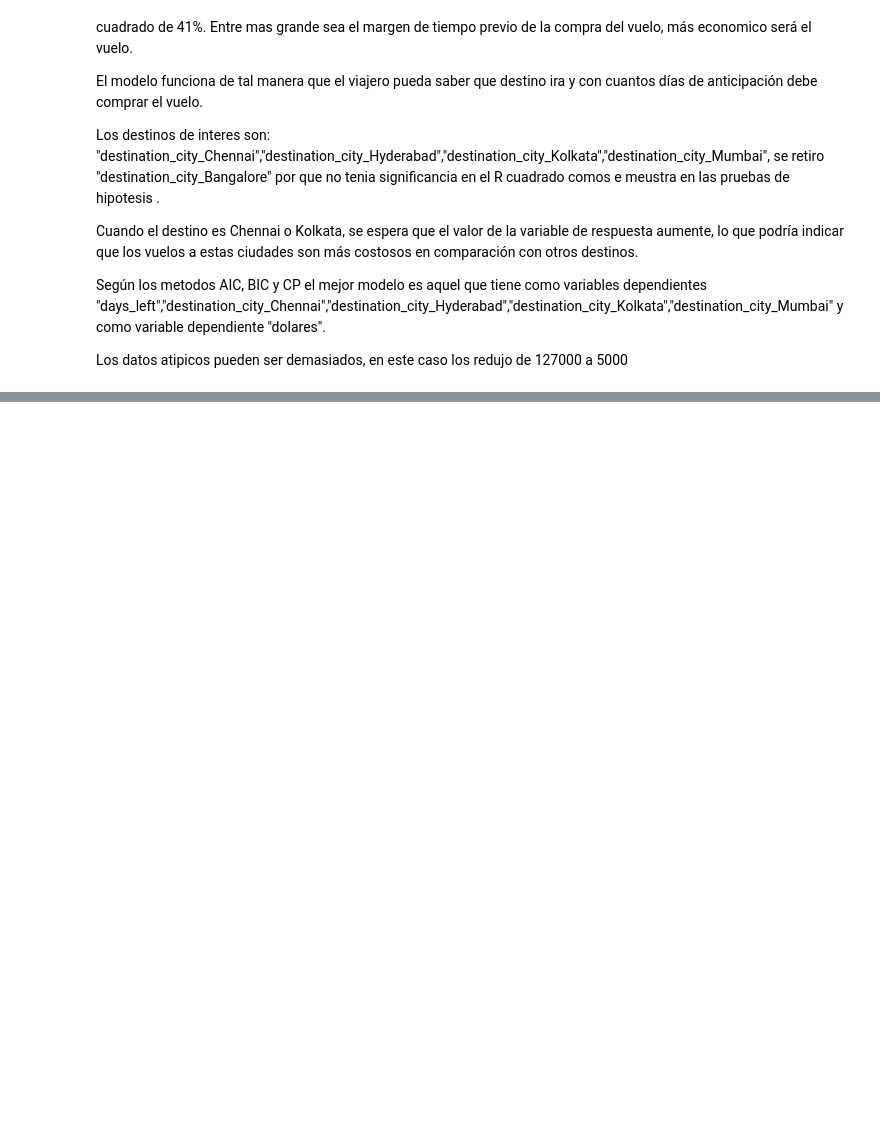
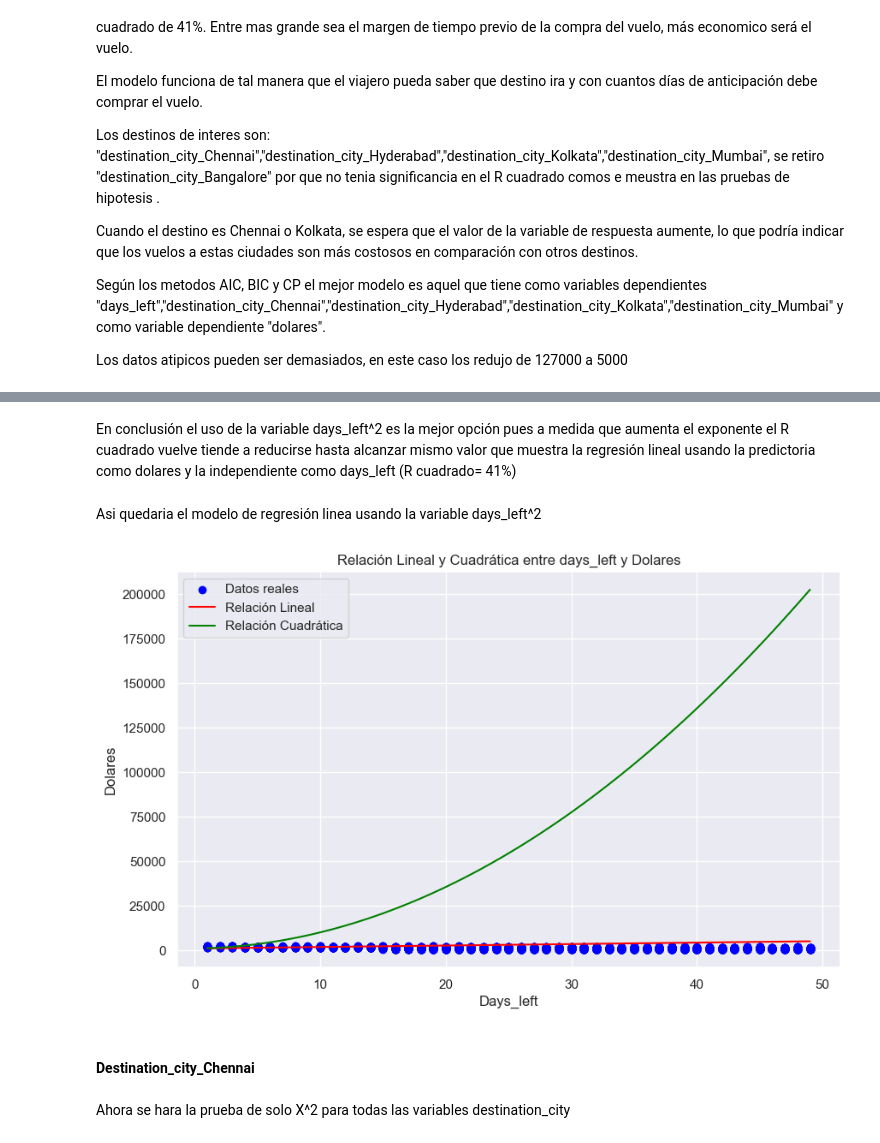
Before and after one commit to td2USA-20232/grupo3, a Jupyter notebook: Descripción data.ipynb, the cells around one changed output, grey strips where cells are left out. Drawn from its saved outputs; the diff is of its cells as text; code cells hidden in the pictures; blank space fills up the shorter version.

```diff
--- a/Descripción data.ipynb
+++ b/Descripción data.ipynb
@@ -1468,0 +1728,19 @@ Los datos atipicos pueden ser demasiados, en este caso los redujo de 127000 a 50
+# %%
+df['days_left^100'] = df['days_left'] ** 100
+
+# Definir las variables independientes (predictoras) y la variable dependiente (objetivo)
+X = df[['days_left', 'days_left^100']]
+y = df['dolares']
+
+# Agregar una constante para el término independiente (b0)
+X = sm.add_constant(X)
+
+# Ajustar el modelo de regresión lineal
+modelo = sm.OLS(y, X).fit()
+b0, b1, b2 = modelo.params
+
+# Obtener los resultados de la regresión
+resultados = modelo.summary()
+
+# Imprimir los resultados
+print(resultados)
@@ -1468,0 +1765,39 @@ Los datos atipicos pueden ser demasiados, en este caso los redujo de 127000 a 50
+# %% [markdown]
+En conclusión el uso de la variable days_left^2 es la mejor opción pues a medida que aumenta el exponente el R cuadrado vuelve tiende a reducirse hasta alcanzar mismo valor que muestra la regresión lineal usando la predictoria como dolares y la independiente como days_left (R cuadrado= 41%)
+# %% [markdown]
+Asi quedaria el modelo de regresión linea usando la variable days_left^2
+# %%
+# Definir las variables independientes y dependientes
+dolares = df['dolares']
+days_left = df['days_left']
+days_left_squared = df['days_left^2']
+
+# Crear un rango de valores de "horsepower" para la gráfica
+days_left_range = np.linspace(days_left.min(), days_left.max(), 100)
+
+# Calcular las predicciones para las relaciones lineal y cuadrática
+dolares_pred_linear = b0 + b1 * days_left_range
+dolares_pred_quadratic = b0 + b1 * days_left_range + b2 * days_left_range**2
+
+# Crear la figura y los ejes
+plt.figure(figsize=(10, 6))
+plt.scatter(days_left, dolares, label='Datos reales', color='blue')
+plt.plot(days_left_range, dolares_pred_linear, label='Relación Lineal', color='red')
+plt.plot(days_left_range, dolares_pred_quadratic, label='Relación Cuadrática', color='green')
+
+# Etiquetas y título
+plt.xlabel('Days_left')
+plt.ylabel('Dolares')
+plt.title('Relación Lineal y Cuadrática entre days_left y Dolares')
+
+# Leyenda
+plt.legend()
+
+# Mostrar la gráfica
+plt.show()
+# %% [output]
+[figure, added]
+# %% [markdown]
+#### Destination_city_Chennai
+# %% [markdown]
+Ahora se hara la prueba de solo X^2 para todas las variables destination_city
```
Also changed, not shown: parts of 55 cells of this notebook.
